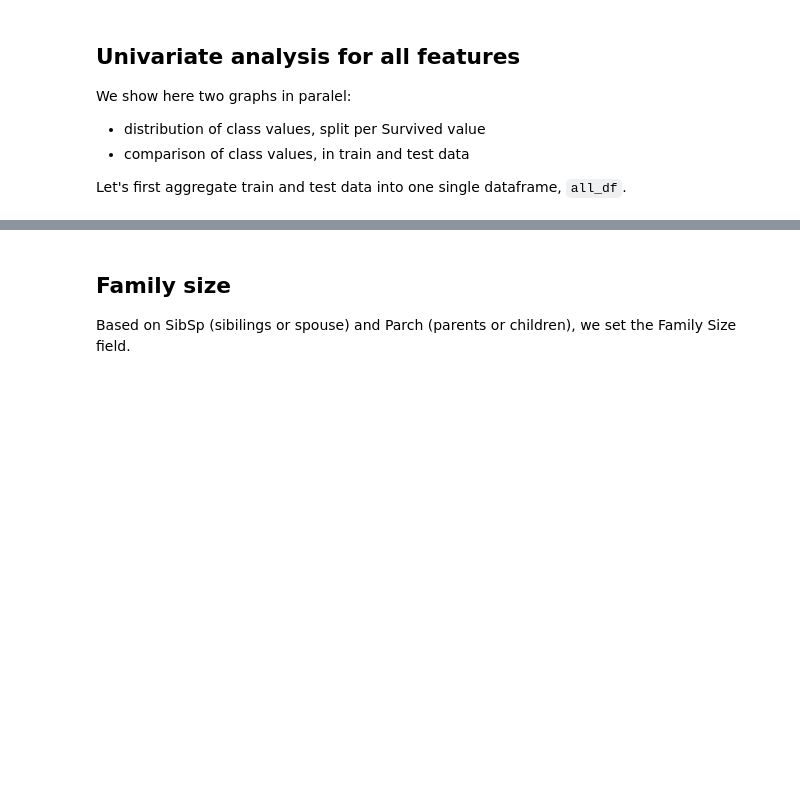
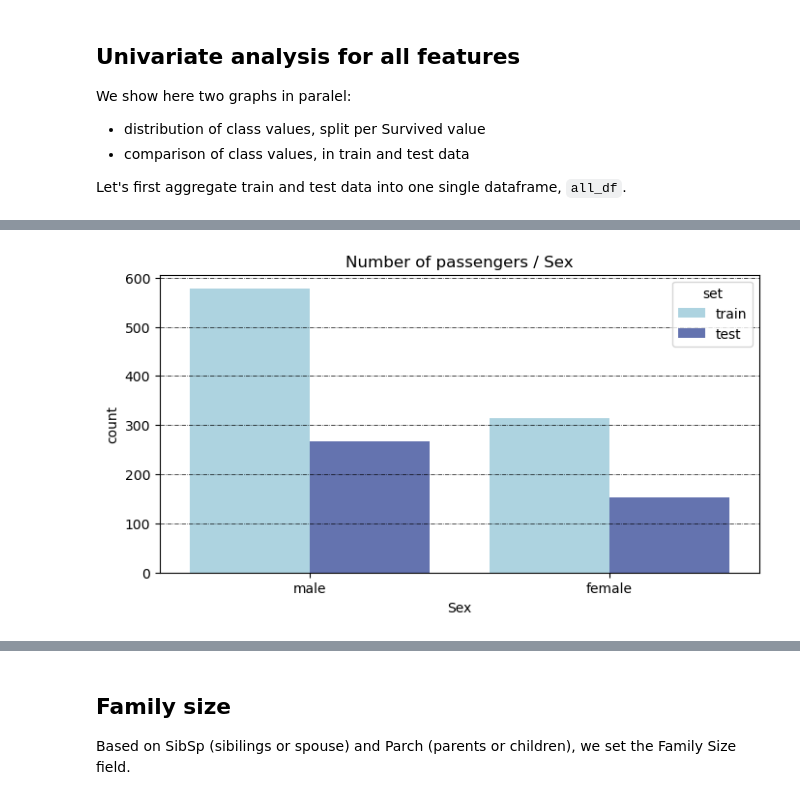
Before and after one commit to cambridge-FDS/solution_ps1_ex4_nb_to_repo_titanic, a Jupyter notebook: Titanic Data Journey.ipynb, the cells around one changed output, grey strips where cells are left out. Drawn from its saved outputs; the diff is of its cells as text; code cells hidden in the pictures; blank space fills up the shorter version.

```diff
--- a/Titanic Data Journey.ipynb
+++ b/Titanic Data Journey.ipynb
@@ -81,8 +185,6 @@ We show here two graphs in paralel:
 
 Let's first aggregate train and test data into one single dataframe, `all_df`.
 # %%
-all_df = pd.concat([train_df, test_df], axis=0)
-all_df["set"] = "train"
-all_df.loc[all_df.Survived.isna(), "set"] = "test"
+all_df = data.concatenator(train_df, test_df)
 # %%
 all_df.head()
@@ -89,9 +198,7 @@ all_df.head()
 # %%
 # Plot count pairs "Sex"
-f, ax = plt.subplots(1, 1, figsize=(8, 4))
-sns.countplot(x="Sex", data=all_df, hue="set", palette= color_list)
-plt.grid(color="black", linestyle="-.", linewidth=0.5, axis="y", which="major")
-ax.set_title("Number of passengers / Sex")
-plt.show()
+plot_utils.plot_count_pairs(data_df=all_df,feature="Sex", title="Sex", hue="set")
+# %% [output]
+[figure, added]
 # %%
 # Plot distribution pairs for "Sex" and hue as "Survived"
```
Also changed, not shown: parts of 53 cells of this notebook, 5 other files.
